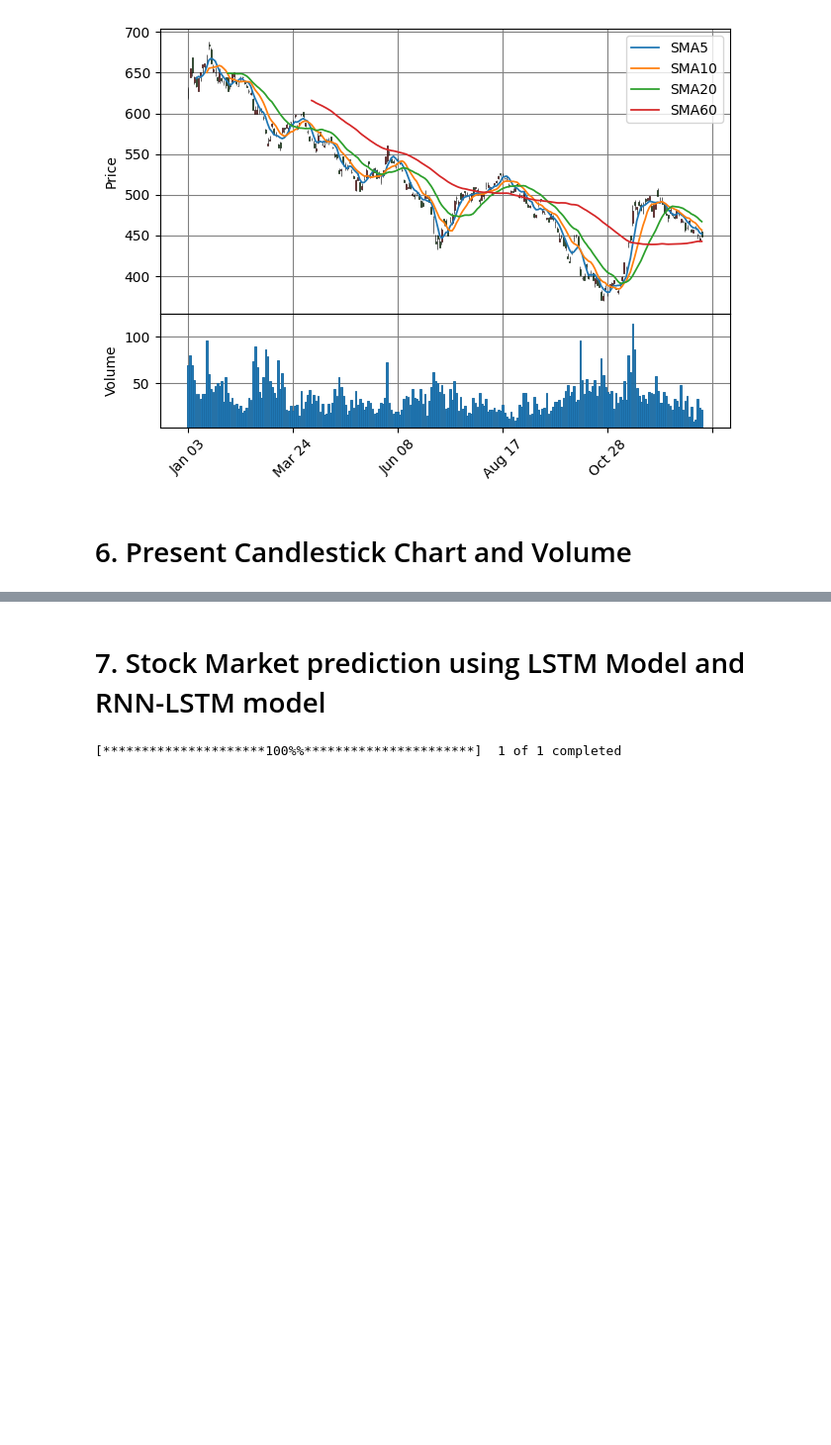
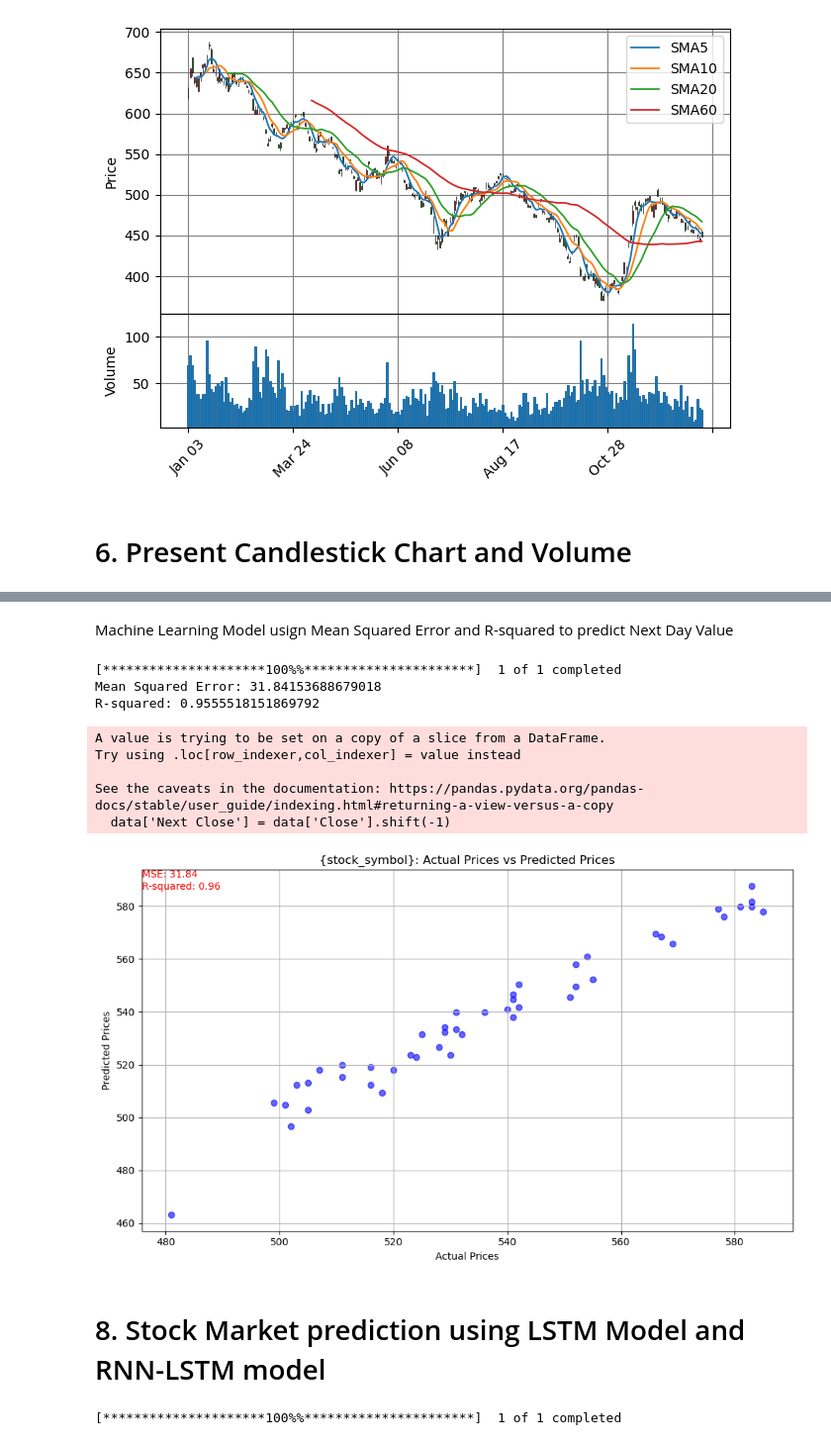
Before and after one commit to kuanhunglingary/data-visualization, a Jupyter notebook: stock.ipynb, the cells around one changed output, grey strips where cells are left out. Shown at 99% size. Saved outputs shown, nothing was run; the diff lists cells and outputs as text; code cells hidden in the pictures; blank space fills up the shorter version.

```diff
--- a/stock.ipynb
+++ b/stock.ipynb
@@ -407,5 +465,79 @@ fig.show()
+# %% [markdown]
+Machine Learning Model usign Mean Squared Error and R-squared to predict Next Day Value
+# %%
+# import necessary Libraries
+
+from sklearn.model_selection import train_test_split
+from sklearn.linear_model import LinearRegression
+from sklearn.metrics import mean_squared_error
+import matplotlib.pyplot as plt
+
+# Using yfinance to Download Financial Data
+import yfinance as yf
+# Define the stock symbol and download data
+stock_symbol = '2330.TW'
+data = yf.download(stock_symbol, start = '2023-01-01')
+
+# Extract the closing price
+data = data[['Close']]
+
+# Create a new column for the next day's price (shifted -1 day)
+data['Next Close'] = data['Close'].shift(-1)
+
+# Drop the Last row (NaN) becasue there's no next day's data
+data = data.dropna()
+
+# Create features (X) and target (Y)
+x = data[['Close']].values
+y = data[['Next Close']].values
+
+# Split the data into training and testing sets
+x_train, x_test, y_train, y_test = train_test_split(x,y,test_size=0.2,random_state=229)
+
+# Create and train the linear regression model
+model = LinearRegression()
+model.fit(x_train, y_train)
+
+# Make predictions on the test set
+predictions = model.predict(x_test)
+
+# Evaluate the model
+mse = mean_squared_error(y_test, predictions)
+r_squared = model.score(x_test,y_test)
+print(f"Mean Squared Error: {mse}")
+print(f"R-squared: {r_squared}")
+
+# Visualize the actual prices and predicted prices
+plt.figure(figsize=(10,6))
+
+# Add stock name to the title
+plt.title("{stock_symbol}: Actual Prices vs Predicted Prices")
+# Adjust transparency and color
+plt.scatter(y_test, predictions, alpha=0.6, color='blue')
+plt.xlabel("Actual Prices")
+plt.ylabel("Predicted Prices")
+
+# display MSE and R-squared on plot
+plt.text(plt.xlim()[0], plt.ylim()[1], f"MSE: {mse:.2f}\nR-squared: {r_squared:.2f}",
+        ha='left', va='top', fontsize=10, color='red')
+
+plt.grid()
+
+plt.tight_layout()
+# plt.legend()
+plt.show()
+# %% [output]
+[*********************100%%**********************]  1 of 1 completed
+Mean Squared Error: 31.84153688679018
+R-squared: 0.9555518151869792
+A value is trying to be set on a copy of a slice from a DataFrame.
+Try using .loc[row_indexer,col_indexer] = value instead
+
+See the caveats in the documentation: https://pandas.pydata.org/pandas-docs/stable/user_guide/indexing.html#returning-a-view-versus-a-copy
+  data['Next Close'] = data['Close'].shift(-1)
+[figure, added]
 # %% [markdown]
-# 7. Stock Market prediction using LSTM Model and RNN-LSTM model
+# 8. Stock Market prediction using LSTM Model and RNN-LSTM model
 # %%
 # Using yfinance to Download Financial Data
 tsmc2022 = yf.download("2330.TW", start = '2022-01-01')
```
Also changed, not shown: parts of 2 cells of this notebook.
